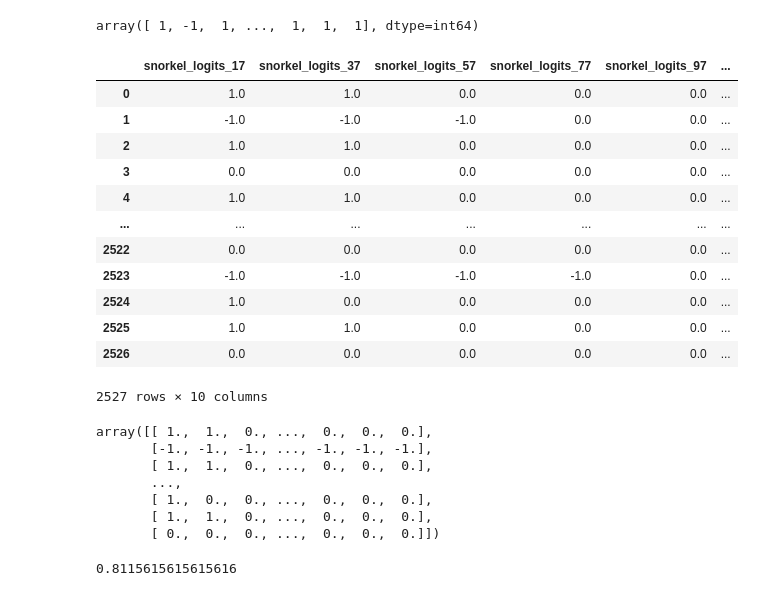
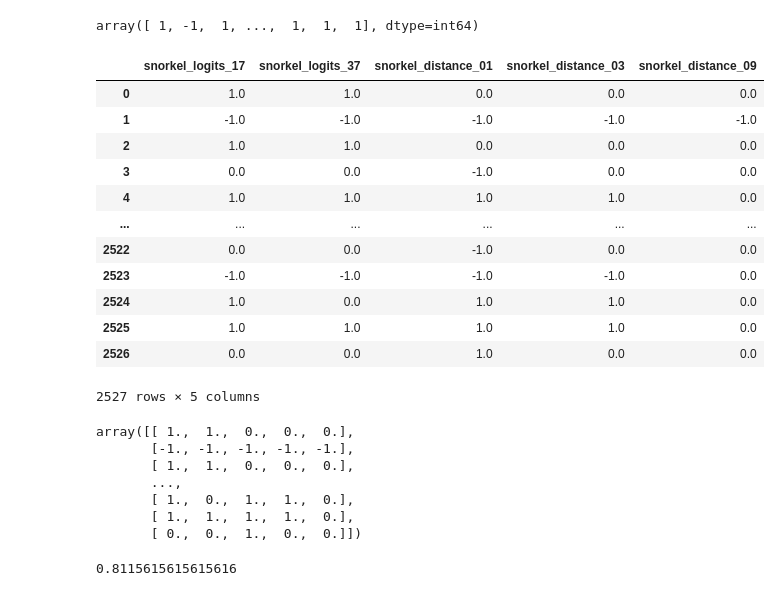
Before and after one commit to chas1ngwind/stance_code_local, a Jupyter notebook: feature_ablation_finetuned_Snorkel on entire dev&test.ipynb, the cells around one changed output. Saved outputs shown, nothing was run; the diff lists cells and outputs as text; code cells hidden in the pictures.

```diff
--- a/feature_ablation_finetuned_Snorkel on entire dev&test.ipynb
+++ b/feature_ablation_finetuned_Snorkel on entire dev&test.ipynb
@@ -403,31 +408,31 @@ Y_dev = df_inconsistency.snorkel_label.values
 # %%
 # df_L_train = pd.read_csv("../stance_code_local/finetuned_L_train_entiretest.csv")
 df_L_train = df_inconsistency
-# %%
-df_L_train.iloc[:,-11:-1]
-# %% [output]
-|  | snorkel_logits_17 | snorkel_logits_37 | snorkel_logits_57 | snorkel_logits_77 | snorkel_logits_97 | ... |
-| 0 | 1.0 | 1.0 | 0.0 | 0.0 | 0.0 | ... |
-| 1 | -1.0 | -1.0 | -1.0 | 0.0 | 0.0 | ... |
-| 2 | 1.0 | 1.0 | 0.0 | 0.0 | 0.0 | ... |
-| 3 | 0.0 | 0.0 | 0.0 | 0.0 | 0.0 | ... |
-| 4 | 1.0 | 1.0 | 0.0 | 0.0 | 0.0 | ... |
-| ... | ... | ... | ... | ... | ... | ... |
-| 2522 | 0.0 | 0.0 | 0.0 | 0.0 | 0.0 | ... |
-| 2523 | -1.0 | -1.0 | -1.0 | -1.0 | 0.0 | ... |
-| 2524 | 1.0 | 0.0 | 0.0 | 0.0 | 0.0 | ... |
-| 2525 | 1.0 | 1.0 | 0.0 | 0.0 | 0.0 | ... |
-| 2526 | 0.0 | 0.0 | 0.0 | 0.0 | 0.0 | ... |
-2527 rows × 10 columns
-# %%
-df_L_train.iloc[:,-11:-1].values
-# %% [output]
-array([[ 1.,  1.,  0., ...,  0.,  0.,  0.],
-       [-1., -1., -1., ..., -1., -1., -1.],
-       [ 1.,  1.,  0., ...,  0.,  0.,  0.],
-       ...,
-       [ 1.,  0.,  0., ...,  0.,  0.,  0.],
-       [ 1.,  1.,  0., ...,  0.,  0.,  0.],
-       [ 0.,  0.,  0., ...,  0.,  0.,  0.]])
+# %%
+# df_L_train.iloc[:,-11:-1]
+df_L_train.iloc[:,-11:-1].drop(drop_name,axis=1)
+# %% [output]
+|  | snorkel_logits_17 | snorkel_logits_37 | snorkel_distance_01 | snorkel_distance_03 | snorkel_distance_09 |
+| 0 | 1.0 | 1.0 | 0.0 | 0.0 | 0.0 |
+| 1 | -1.0 | -1.0 | -1.0 | -1.0 | -1.0 |
+| 2 | 1.0 | 1.0 | 0.0 | 0.0 | 0.0 |
+| 3 | 0.0 | 0.0 | -1.0 | 0.0 | 0.0 |
+| 4 | 1.0 | 1.0 | 1.0 | 1.0 | 0.0 |
+| ... | ... | ... | ... | ... | ... |
+| 2522 | 0.0 | 0.0 | -1.0 | 0.0 | 0.0 |
+| 2523 | -1.0 | -1.0 | -1.0 | -1.0 | 0.0 |
+| 2524 | 1.0 | 0.0 | 1.0 | 1.0 | 0.0 |
+| 2525 | 1.0 | 1.0 | 1.0 | 1.0 | 0.0 |
+| 2526 | 0.0 | 0.0 | 1.0 | 0.0 | 0.0 |
+2527 rows × 5 columns
 # %%
-L_train = df_L_train.iloc[:,-11:-1].values
+# df_L_train.iloc[:,-11:-1].values
+df_L_train.iloc[:,-11:-1].drop(drop_name,axis=1).values
+# %% [output]
+array([[ 1.,  1.,  0.,  0.,  0.],
+       [-1., -1., -1., -1., -1.],
+       [ 1.,  1.,  0.,  0.,  0.],
+       ...,
+       [ 1.,  0.,  1.,  1.,  0.],
+       [ 1.,  1.,  1.,  1.,  0.],
+       [ 0.,  0.,  1.,  0.,  0.]])
```
Also changed, not shown: parts of 36 cells of this notebook, 1 other file.
